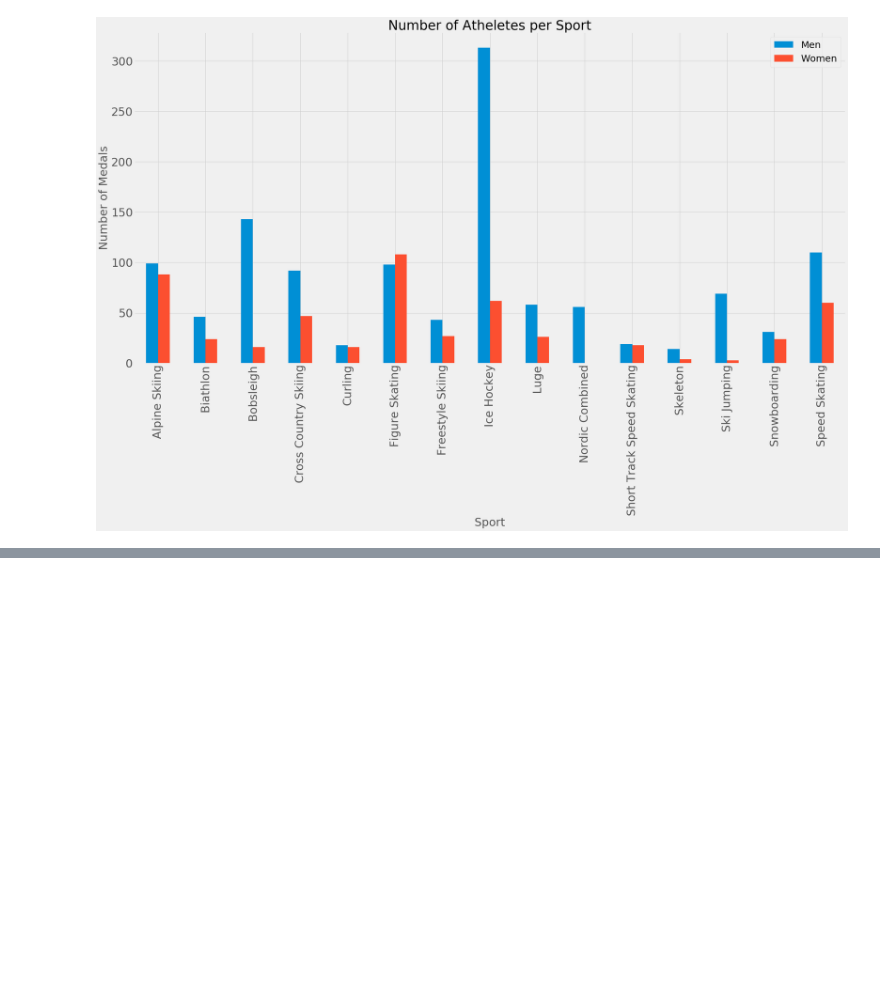
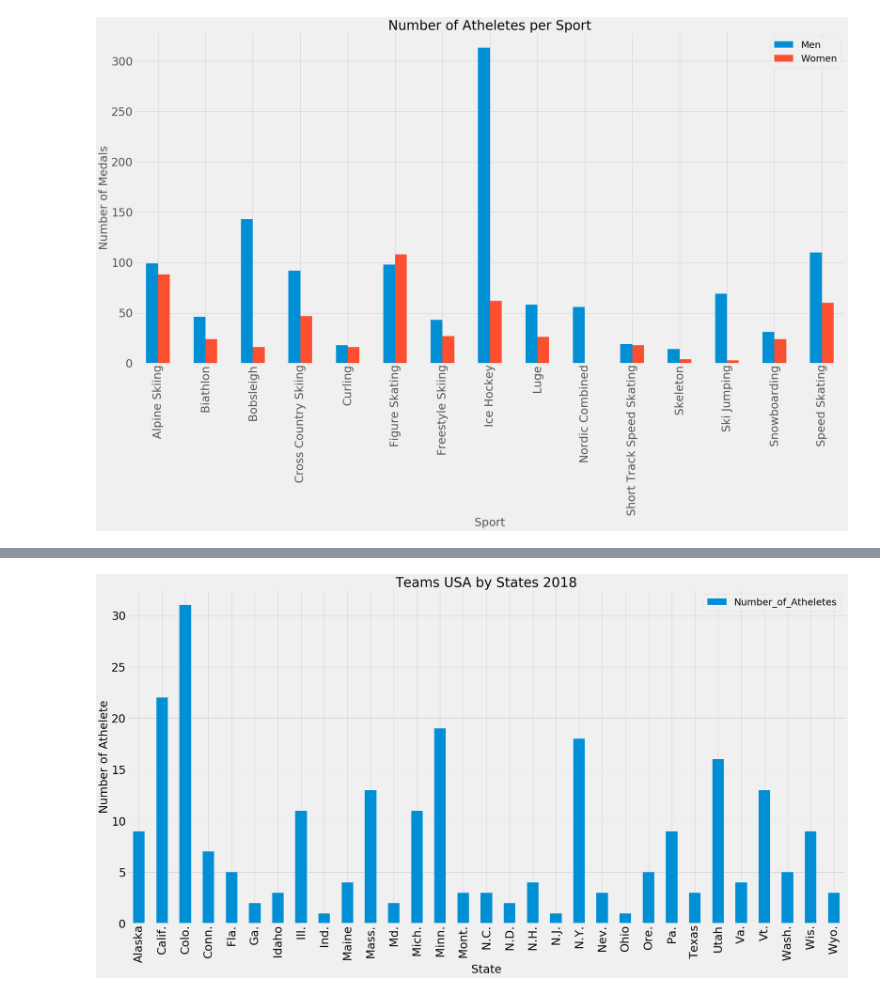
Before and after one commit to dianekvg/bootcamp-project1, a Jupyter notebook: Brenda/Populations and medalist.ipynb, the cells around one changed output, grey strips where cells are left out. Cells and saved outputs as stored; diff of their text form; code cells hidden in the pictures; blank space fills up the shorter version.

```diff
--- a/Brenda/Populations and medalist.ipynb
+++ b/Brenda/Populations and medalist.ipynb
@@ -538,0 +711,5 @@ plt.show()
+# %%
+file_name_Pie = os.path.join("Pie_Table.csv" )
+
+Pie_Table_df = pd.read_csv(file_name_Pie)
+Pie_Table_df.head()
@@ -538,0 +723,20 @@ plt.show()
+# %%
+Pie_Table_df = Pie_Table_df.set_index("Home_State")
+# %%
+plt.style.use('fivethirtyeight')
+
+
+ax = Pie_Table_df[['Number_of_Atheletes']].plot(kind='bar',
+                            title ="test",figsize=(30,15), legend=True, fontsize=30)
+ax.set_xlabel("State",fontsize=30)
+ax.set_ylabel("Number of Athelete",fontsize=30)
+ax.legend(fontsize=25)
+ax.set_title("Teams USA by States 2018", fontsize= 35)
+
+
+
+
+plt.savefig("Team States.png", bbox_inches='tight', pad_inches=1.5, dpi=250)
+plt.show()
+# %% [output]
+[figure, added]
```
Also changed, not shown: parts of 15 cells of this notebook.
